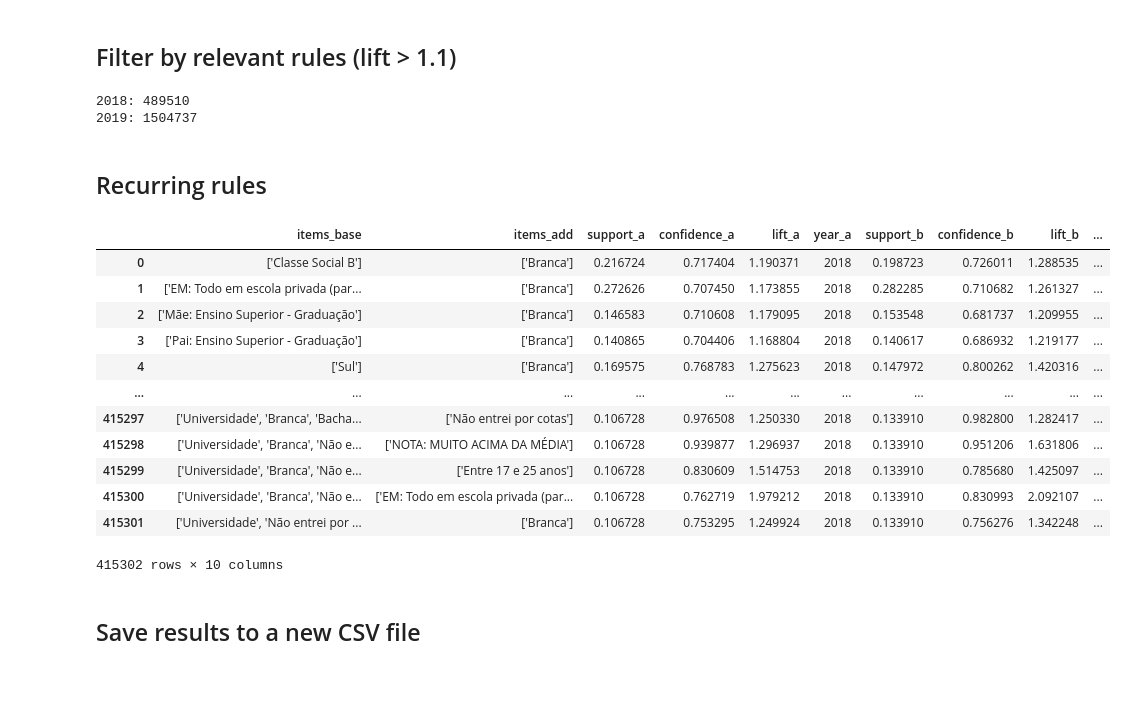
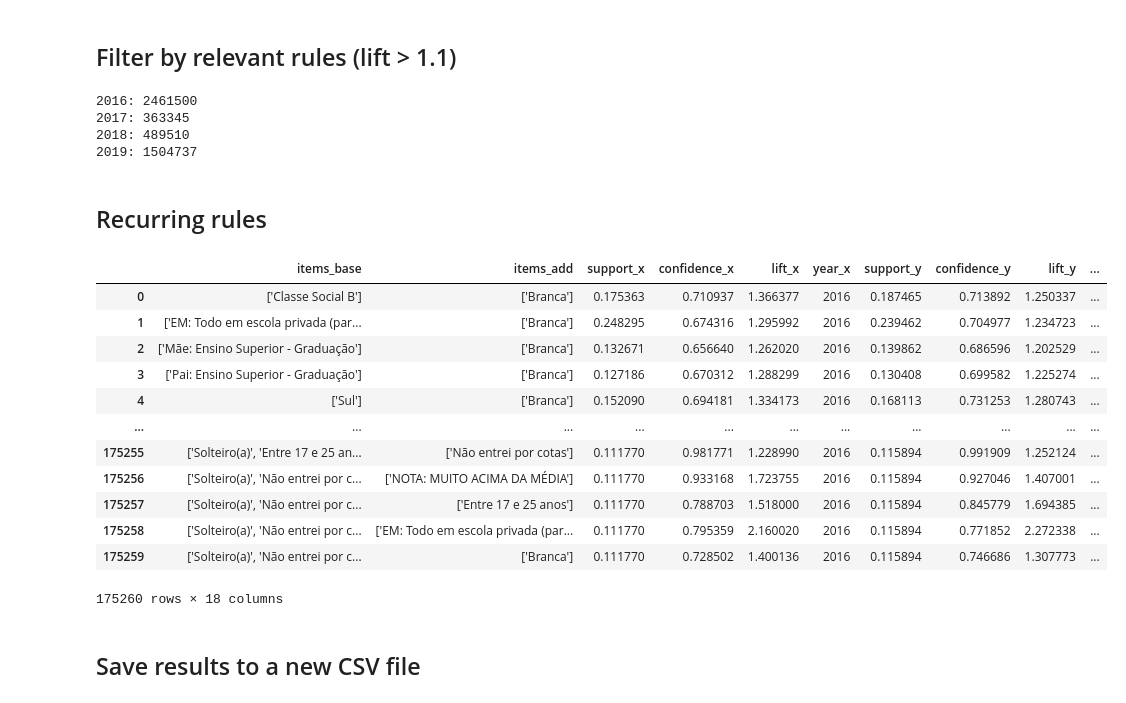
Before and after one commit to kazuhirodk/enem-data-mining, a Jupyter notebook: enade/analysis/general-analysis.ipynb, the cells around one changed output. Cells and saved outputs as stored; diff of their text form; code cells hidden in the pictures.

```diff
--- a/enade/analysis/general-analysis.ipynb
+++ b/enade/analysis/general-analysis.ipynb
@@ -154,33 +176,41 @@ figure = ax.get_figure()
 # %% [markdown]
 ## Filter by relevant rules (lift > 1.1)
 # %%
+relevant_rules_table_2016 = rules_table_2016.query("lift > 1.1")
+relevant_rules_table_2017 = rules_table_2017.query("lift > 1.1")
 relevant_rules_table_2018 = rules_table_2018.query("lift > 1.1")
 relevant_rules_table_2019 = rules_table_2019.query("lift > 1.1")
 
+print("2016: " + str(relevant_rules_table_2016['items_base'].count()))
+print("2017: " + str(relevant_rules_table_2017['items_base'].count()))
 print("2018: " + str(relevant_rules_table_2018['items_base'].count()))
 print("2019: " + str(relevant_rules_table_2019['items_base'].count()))
 # %% [output]
+2016: 2461500
+2017: 363345
 2018: 489510
 2019: 1504737
 # %% [markdown]
 ## Recurring rules
 # %%
-intersec_all_years = pd.merge(relevant_rules_table_2018, relevant_rules_table_2019, how = 'inner', on = ['items_base', 'items_add'], suffixes=('_a', '_b'))
+intersec_16_17 = pd.merge(relevant_rules_table_2016, relevant_rules_table_2017, how = 'inner', on = ['items_base', 'items_add'], suffixes=('_x', '_y'))
+intersec_16_17_18 = pd.merge(intersec_16_17, relevant_rules_table_2018, how = 'inner', on = ['items_base', 'items_add'], suffixes=('_z', '_w'))
+intersec_all_years = pd.merge(intersec_16_17_18, relevant_rules_table_2019, how = 'inner', on = ['items_base', 'items_add'], suffixes=('_a', '_b'))
 intersec_all_years
 # %% [output]
-|  | items_base | items_add | support_a | confidence_a | lift_a | year_a | support_b | confidence_b | lift_b | ... |
-| 0 | ['Classe Social B'] | ['Branca'] | 0.216724 | 0.717404 | 1.190371 | 2018 | 0.198723 | 0.726011 | 1.288535 | ... |
-| 1 | ['EM: Todo em escola privada (par... | ['Branca'] | 0.272626 | 0.707450 | 1.173855 | 2018 | 0.282285 | 0.710682 | 1.261327 | ... |
-| 2 | ['Mãe: Ensino Superior - Graduação'] | ['Branca'] | 0.146583 | 0.710608 | 1.179095 | 2018 | 0.153548 | 0.681737 | 1.209955 | ... |
-| 3 | ['Pai: Ensino Superior - Graduação'] | ['Branca'] | 0.140865 | 0.704406 | 1.168804 | 2018 | 0.140617 | 0.686932 | 1.219177 | ... |
-| 4 | ['Sul'] | ['Branca'] | 0.169575 | 0.768783 | 1.275623 | 2018 | 0.147972 | 0.800262 | 1.420316 | ... |
+|  | items_base | items_add | support_x | confidence_x | lift_x | year_x | support_y | confidence_y | lift_y | ... |
+| 0 | ['Classe Social B'] | ['Branca'] | 0.175363 | 0.710937 | 1.366377 | 2016 | 0.187465 | 0.713892 | 1.250337 | ... |
+| 1 | ['EM: Todo em escola privada (par... | ['Branca'] | 0.248295 | 0.674316 | 1.295992 | 2016 | 0.239462 | 0.704977 | 1.234723 | ... |
+| 2 | ['Mãe: Ensino Superior - Graduação'] | ['Branca'] | 0.132671 | 0.656640 | 1.262020 | 2016 | 0.139862 | 0.686596 | 1.202529 | ... |
+| 3 | ['Pai: Ensino Superior - Graduação'] | ['Branca'] | 0.127186 | 0.670312 | 1.288299 | 2016 | 0.130408 | 0.699582 | 1.225274 | ... |
+| 4 | ['Sul'] | ['Branca'] | 0.152090 | 0.694181 | 1.334173 | 2016 | 0.168113 | 0.731253 | 1.280743 | ... |
 | ... | ... | ... | ... | ... | ... | ... | ... | ... | ... | ... |
-| 415297 | ['Universidade', 'Branca', 'Bacha... | ['Não entrei por cotas'] | 0.106728 | 0.976508 | 1.250330 | 2018 | 0.133910 | 0.982800 | 1.282417 | ... |
-| 415298 | ['Universidade', 'Branca', 'Não e... | ['NOTA: MUITO ACIMA DA MÉDIA'] | 0.106728 | 0.939877 | 1.296937 | 2018 | 0.133910 | 0.951206 | 1.631806 | ... |
-| 415299 | ['Universidade', 'Branca', 'Não e... | ['Entre 17 e 25 anos'] | 0.106728 | 0.830609 | 1.514753 | 2018 | 0.133910 | 0.785680 | 1.425097 | ... |
-| 415300 | ['Universidade', 'Branca', 'Não e... | ['EM: Todo em escola privada (par... | 0.106728 | 0.762719 | 1.979212 | 2018 | 0.133910 | 0.830993 | 2.092107 | ... |
-| 415301 | ['Universidade', 'Não entrei por ... | ['Branca'] | 0.106728 | 0.753295 | 1.249924 | 2018 | 0.133910 | 0.756276 | 1.342248 | ... |
+| 175255 | ['Solteiro(a)', 'Entre 17 e 25 an... | ['Não entrei por cotas'] | 0.111770 | 0.981771 | 1.228990 | 2016 | 0.115894 | 0.991909 | 1.252124 | ... |
+| 175256 | ['Solteiro(a)', 'Não entrei por c... | ['NOTA: MUITO ACIMA DA MÉDIA'] | 0.111770 | 0.933168 | 1.723755 | 2016 | 0.115894 | 0.927046 | 1.407001 | ... |
+| 175257 | ['Solteiro(a)', 'Não entrei por c... | ['Entre 17 e 25 anos'] | 0.111770 | 0.788703 | 1.518000 | 2016 | 0.115894 | 0.845779 | 1.694385 | ... |
+| 175258 | ['Solteiro(a)', 'Não entrei por c... | ['EM: Todo em escola privada (par... | 0.111770 | 0.795359 | 2.160020 | 2016 | 0.115894 | 0.771852 | 2.272338 | ... |
+| 175259 | ['Solteiro(a)', 'Não entrei por c... | ['Branca'] | 0.111770 | 0.728502 | 1.400136 | 2016 | 0.115894 | 0.746686 | 1.307773 | ... |
-415302 rows × 10 columns
+175260 rows × 18 columns
 # %% [markdown]
 ## Save results to a new CSV file
 # %%
```
Also changed, not shown: parts of 23 cells of this notebook, 8 other files.
